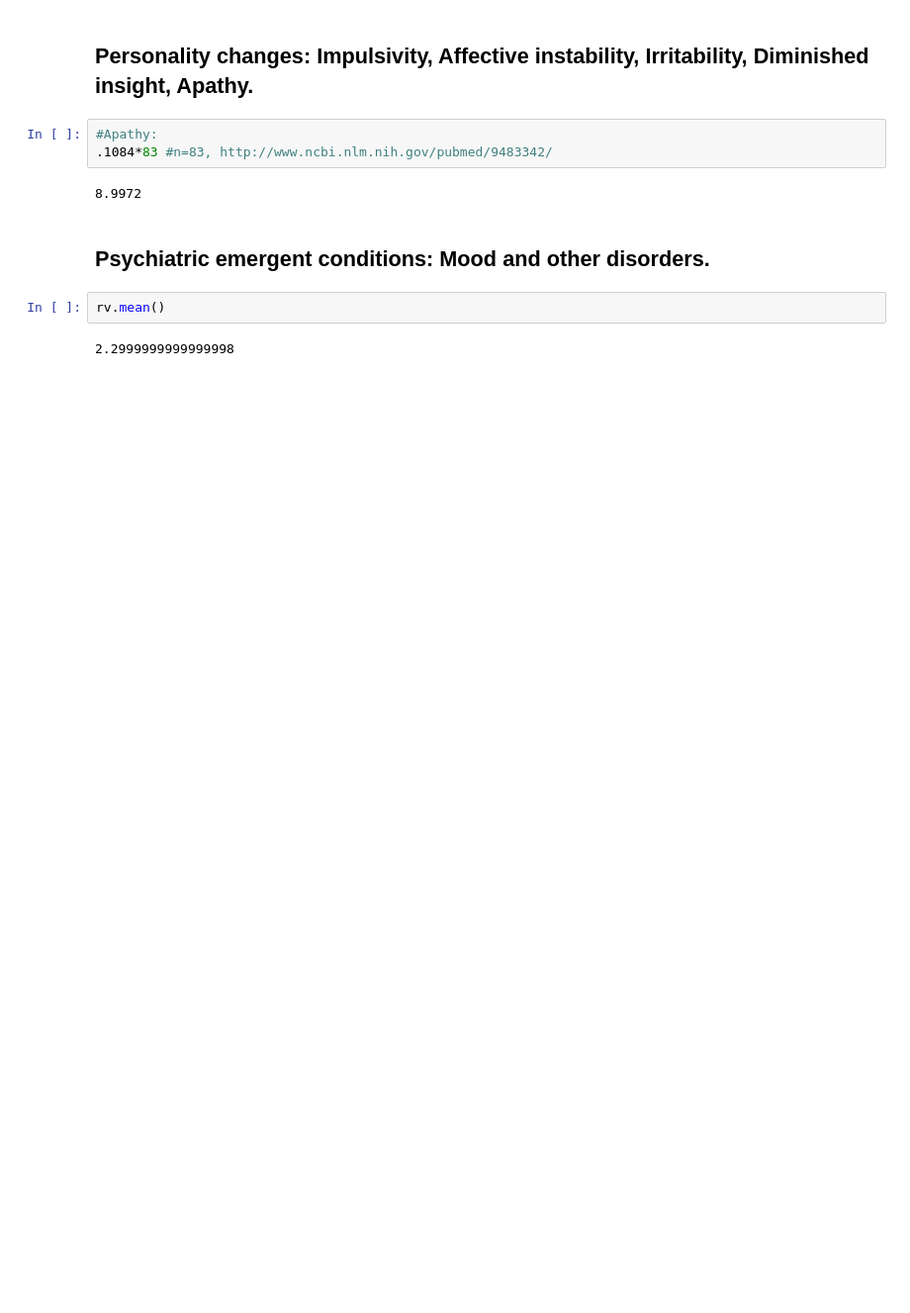
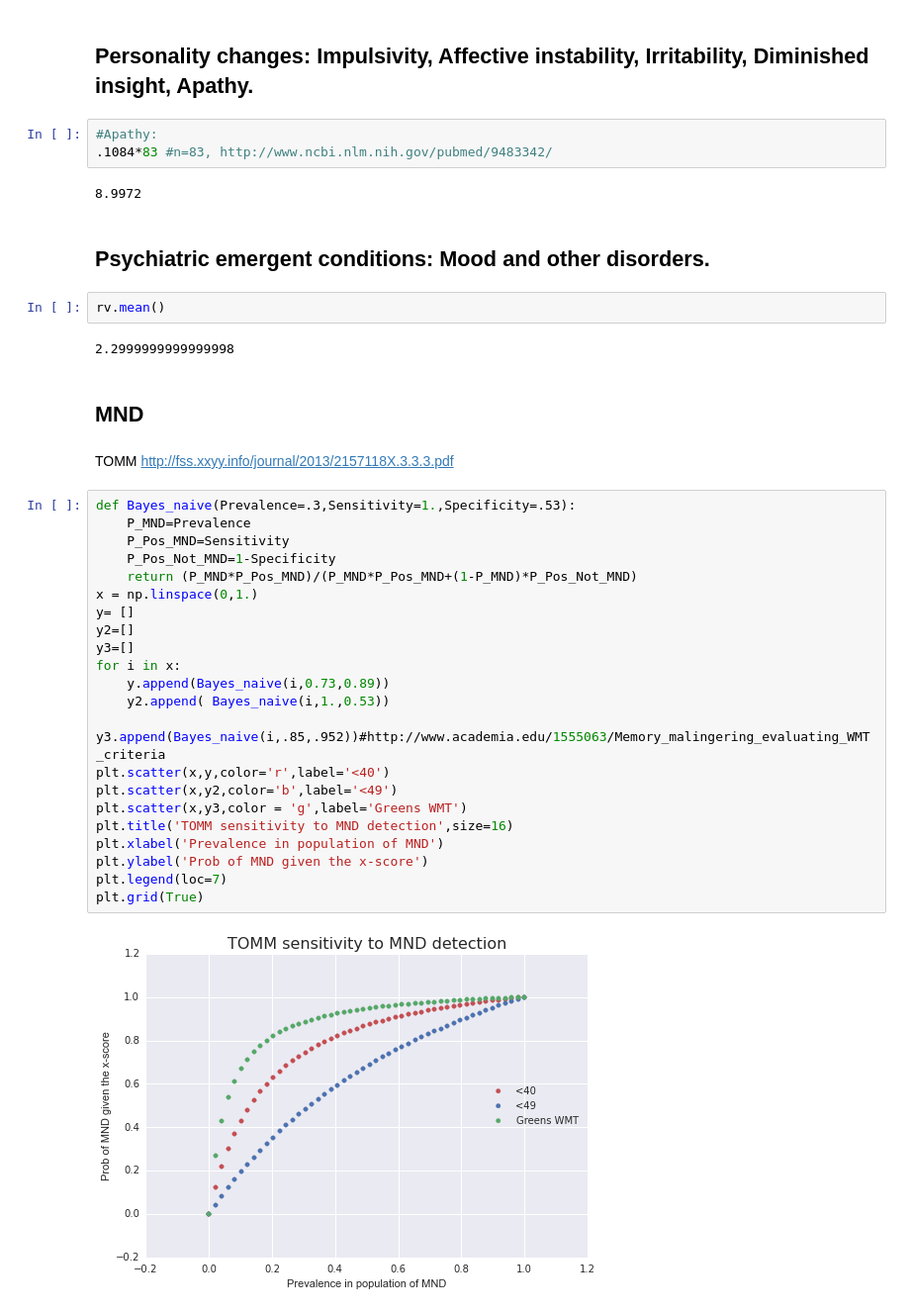
Before and after one commit to hillbs/Differential-Equations-and-Linear-Algebra, a Jupyter notebook: Bayesianism/MTBI_deficits.ipynb, the cells around one changed output. Shown at 99% size. Saved outputs shown, nothing was run; the diff lists cells and outputs as text; blank space fills up the shorter version.

```diff
--- a/Bayesianism/MTBI_deficits.ipynb
+++ b/Bayesianism/MTBI_deficits.ipynb
@@ -32,3 +32,31 @@ The prevalence of TBI in this group is 55.14%
 rv.mean()
 # %% [output]
 2.2999999999999998
+# %% [markdown]
+## MND
+# %% [markdown]
+TOMM http://fss.xxyy.info/journal/2013/2157118X.3.3.3.pdf
+# %%
+def Bayes_naive(Prevalence=.3,Sensitivity=1.,Specificity=.53):
+    P_MND=Prevalence
+    P_Pos_MND=Sensitivity
+    P_Pos_Not_MND=1-Specificity
+    return (P_MND*P_Pos_MND)/(P_MND*P_Pos_MND+(1-P_MND)*P_Pos_Not_MND)
+x = np.linspace(0,1.)
+y= []
+y2=[]
+y3=[]
+for i in x:
+    y.append(Bayes_naive(i,0.73,0.89))
+    y2.append( Bayes_naive(i,1.,0.53))
+    y3.append(Bayes_naive(i,.85,.952))#http://www.academia.edu/1555063/Memory_malingering_evaluating_WMT_criteria
+plt.scatter(x,y,color='r',label='<40')
+plt.scatter(x,y2,color='b',label='<49')
+plt.scatter(x,y3,color = 'g',label='Greens WMT')
+plt.title('TOMM sensitivity to MND detection',size=16)
+plt.xlabel('Prevalence in population of MND')
+plt.ylabel('Prob of MND given the x-score')
+plt.legend(loc=7)
+plt.grid(True)
+# %% [output]
+[figure, added]
```
Also changed, not shown: parts of 1 cell of this notebook.
